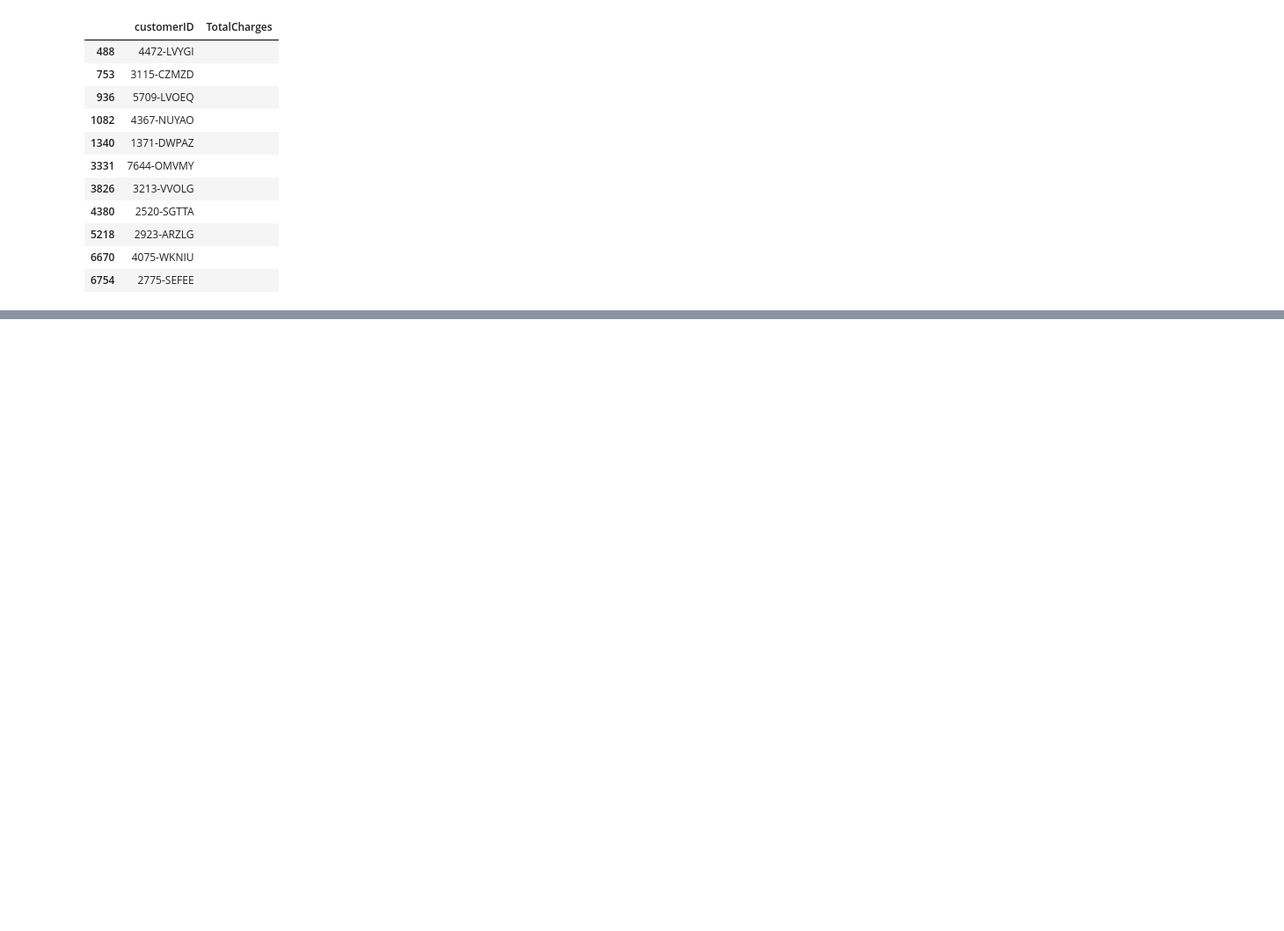
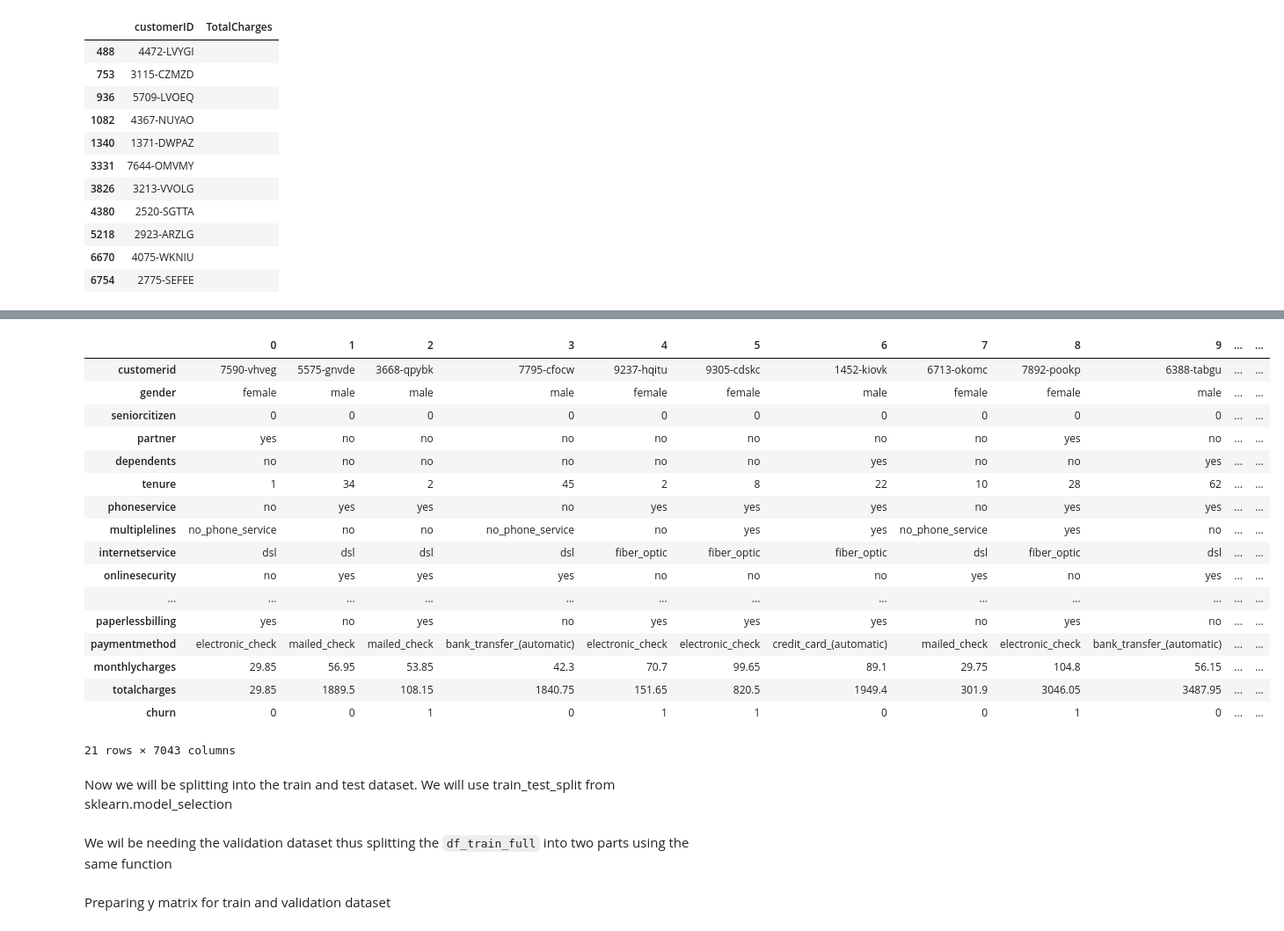
Before and after one commit to nandan-06/Churn-Prediction, a Jupyter notebook: churn_prediction.ipynb, the cells around one changed output, grey strips where cells are left out. Shown at 88% size. Drawn from its saved outputs; the diff is of its cells as text; code cells hidden in the pictures; blank space fills up the shorter version.

```diff
--- a/churn_prediction.ipynb
+++ b/churn_prediction.ipynb
@@ -65,0 +76,3 @@ df[total_charges.isnull()][['customerID','TotalCharges']]
+# %%
+df.columns = df.columns.str.lower().str.replace(' ','_')
+df.columns
@@ -65,0 +88,4 @@ df[total_charges.isnull()][['customerID','TotalCharges']]
+# %%
+string_columns = list(df.dtypes[df.dtypes == "object"].index)
+for col in string_columns:
+    df[col] = df[col].str.lower().str.replace(' ','_')
@@ -65,0 +94,3 @@ df[total_charges.isnull()][['customerID','TotalCharges']]
+# %%
+df.churn = df.churn == 'yes'
+df.churn  # They are converted into boolean
@@ -65,0 +110,3 @@ df[total_charges.isnull()][['customerID','TotalCharges']]
+# %%
+df.churn = df.churn.astype(int)
+df.churn  # Converted to integer
@@ -65,0 +126,23 @@ df[total_charges.isnull()][['customerID','TotalCharges']]
+# %%
+df.T
+# %% [output]
+|  | 0 | 1 | 2 | 3 | 4 | 5 | 6 | 7 | 8 | 9 | ... | ... |
+| customerid | 7590-vhveg | 5575-gnvde | 3668-qpybk | 7795-cfocw | 9237-hqitu | 9305-cdskc | 1452-kiovk | 6713-okomc | 7892-pookp | 6388-tabgu | ... | ... |
+| gender | female | male | male | male | female | female | male | female | female | male | ... | ... |
+| seniorcitizen | 0 | 0 | 0 | 0 | 0 | 0 | 0 | 0 | 0 | 0 | ... | ... |
+| partner | yes | no | no | no | no | no | no | no | yes | no | ... | ... |
+| dependents | no | no | no | no | no | no | yes | no | no | yes | ... | ... |
+| tenure | 1 | 34 | 2 | 45 | 2 | 8 | 22 | 10 | 28 | 62 | ... | ... |
+| phoneservice | no | yes | yes | no | yes | yes | yes | no | yes | yes | ... | ... |
+| multiplelines | no_phone_service | no | no | no_phone_service | no | yes | yes | no_phone_service | yes | no | ... | ... |
+| internetservice | dsl | dsl | dsl | dsl | fiber_optic | fiber_optic | fiber_optic | dsl | fiber_optic | dsl | ... | ... |
+| onlinesecurity | no | yes | yes | yes | no | no | no | yes | no | yes | ... | ... |
+| ... | ... | ... | ... | ... | ... | ... | ... | ... | ... | ... | ... | ... |
+| paperlessbilling | yes | no | yes | no | yes | yes | yes | no | yes | no | ... | ... |
+| paymentmethod | electronic_check | mailed_check | mailed_check | bank_transfer_(automatic) | electronic_check | electronic_check | credit_card_(automatic) | mailed_check | electronic_check | bank_transfer_(automatic) | ... | ... |
+| monthlycharges | 29.85 | 56.95 | 53.85 | 42.3 | 70.7 | 99.65 | 89.1 | 29.75 | 104.8 | 56.15 | ... | ... |
+| totalcharges | 29.85 | 1889.5 | 108.15 | 1840.75 | 151.65 | 820.5 | 1949.4 | 301.9 | 3046.05 | 3487.95 | ... | ... |
+| churn | 0 | 0 | 1 | 0 | 1 | 1 | 0 | 0 | 1 | 0 | ... | ... |
+21 rows × 7043 columns
+# %% [markdown]
+Now we will be splitting into the train and test dataset. We will use train_test_split from sklearn.model_selection
@@ -65,0 +153,2 @@ df[total_charges.isnull()][['customerID','TotalCharges']]
+# %% [markdown]
+We wil be needing the validation dataset thus splitting the `df_train_full` into two parts using the same function
@@ -65,0 +157,2 @@ df[total_charges.isnull()][['customerID','TotalCharges']]
+# %% [markdown]
+Preparing y matrix for train and validation dataset
```
Also changed, not shown: parts of 12 cells of this notebook.
